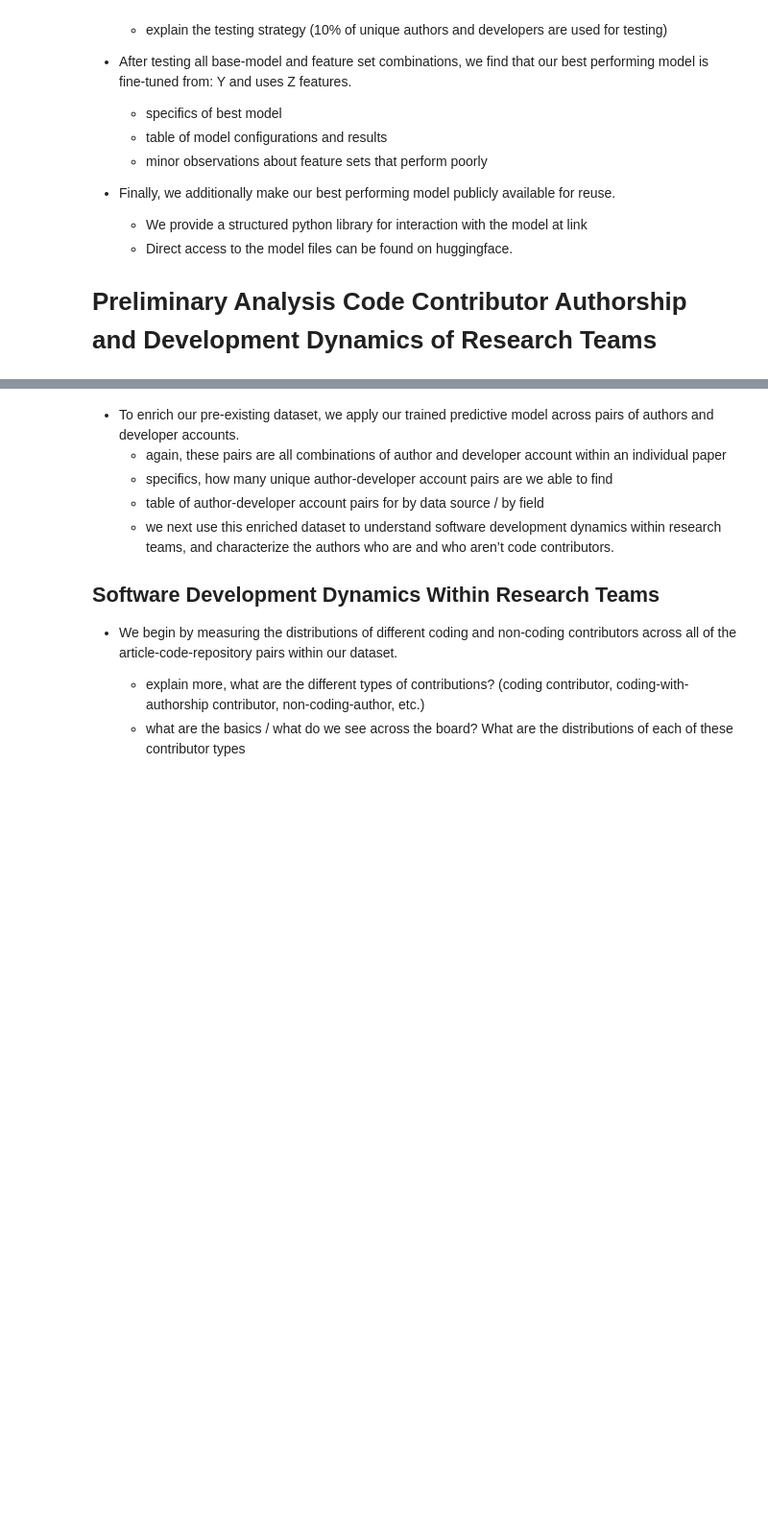
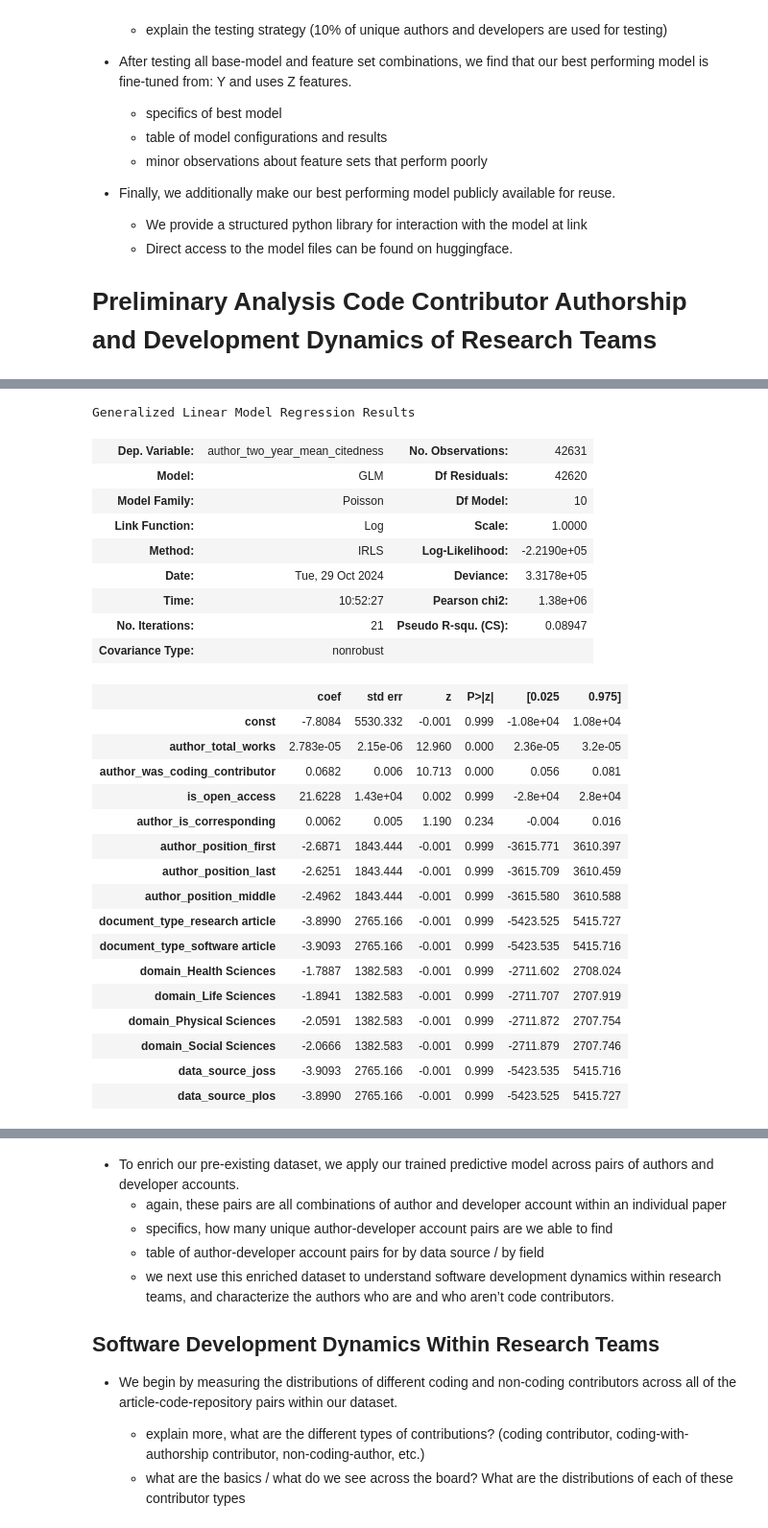
Before and after one commit to evamaxfield/rs-graph, a Jupyter notebook: publications/qss-code-authors/qss-code-authors.ipynb, the cells around one changed output, grey strips where cells are left out. Shown at 96% size. Saved outputs shown, nothing was run; the diff lists cells and outputs as text; code cells hidden in the pictures; blank space fills up the shorter version.

```diff
--- a/publications/qss-code-authors/qss-code-authors.ipynb
+++ b/publications/qss-code-authors/qss-code-authors.ipynb
@@ -802,0 +866,33 @@ Generalized Linear Model Regression Results
+# %%
+# Fit model
+y = doc_contributor_df_with_dummies["author_two_year_mean_citedness"]
+model = sm.GLM(y, X, family=sm.families.Poisson()).fit(maxiter=100)
+model.summary()
+# %% [output]
+Generalized Linear Model Regression Results
+| Dep. Variable: | author_two_year_mean_citedness | No. Observations: | 42631 |
+| Model: | GLM | Df Residuals: | 42620 |
+| Model Family: | Poisson | Df Model: | 10 |
+| Link Function: | Log | Scale: | 1.0000 |
+| Method: | IRLS | Log-Likelihood: | -2.2190e+05 |
+| Date: | Tue, 29 Oct 2024 | Deviance: | 3.3178e+05 |
+| Time: | 10:52:27 | Pearson chi2: | 1.38e+06 |
+| No. Iterations: | 21 | Pseudo R-squ. (CS): | 0.08947 |
+| Covariance Type: | nonrobust |  |  |
+|  | coef | std err | z | P>|z| | [0.025 | 0.975] |
+| const | -7.8084 | 5530.332 | -0.001 | 0.999 | -1.08e+04 | 1.08e+04 |
+| author_total_works | 2.783e-05 | 2.15e-06 | 12.960 | 0.000 | 2.36e-05 | 3.2e-05 |
+| author_was_coding_contributor | 0.0682 | 0.006 | 10.713 | 0.000 | 0.056 | 0.081 |
+| is_open_access | 21.6228 | 1.43e+04 | 0.002 | 0.999 | -2.8e+04 | 2.8e+04 |
+| author_is_corresponding | 0.0062 | 0.005 | 1.190 | 0.234 | -0.004 | 0.016 |
+| author_position_first | -2.6871 | 1843.444 | -0.001 | 0.999 | -3615.771 | 3610.397 |
+| author_position_last | -2.6251 | 1843.444 | -0.001 | 0.999 | -3615.709 | 3610.459 |
+| author_position_middle | -2.4962 | 1843.444 | -0.001 | 0.999 | -3615.580 | 3610.588 |
+| document_type_research article | -3.8990 | 2765.166 | -0.001 | 0.999 | -5423.525 | 5415.727 |
+| document_type_software article | -3.9093 | 2765.166 | -0.001 | 0.999 | -5423.535 | 5415.716 |
+| domain_Health Sciences | -1.7887 | 1382.583 | -0.001 | 0.999 | -2711.602 | 2708.024 |
+| domain_Life Sciences | -1.8941 | 1382.583 | -0.001 | 0.999 | -2711.707 | 2707.919 |
+| domain_Physical Sciences | -2.0591 | 1382.583 | -0.001 | 0.999 | -2711.872 | 2707.754 |
+| domain_Social Sciences | -2.0666 | 1382.583 | -0.001 | 0.999 | -2711.879 | 2707.746 |
+| data_source_joss | -3.9093 | 2765.166 | -0.001 | 0.999 | -5423.535 | 5415.716 |
+| data_source_plos | -3.8990 | 2765.166 | -0.001 | 0.999 | -5423.525 | 5415.727 |
```
Also changed, not shown: parts of 8 cells of this notebook.
